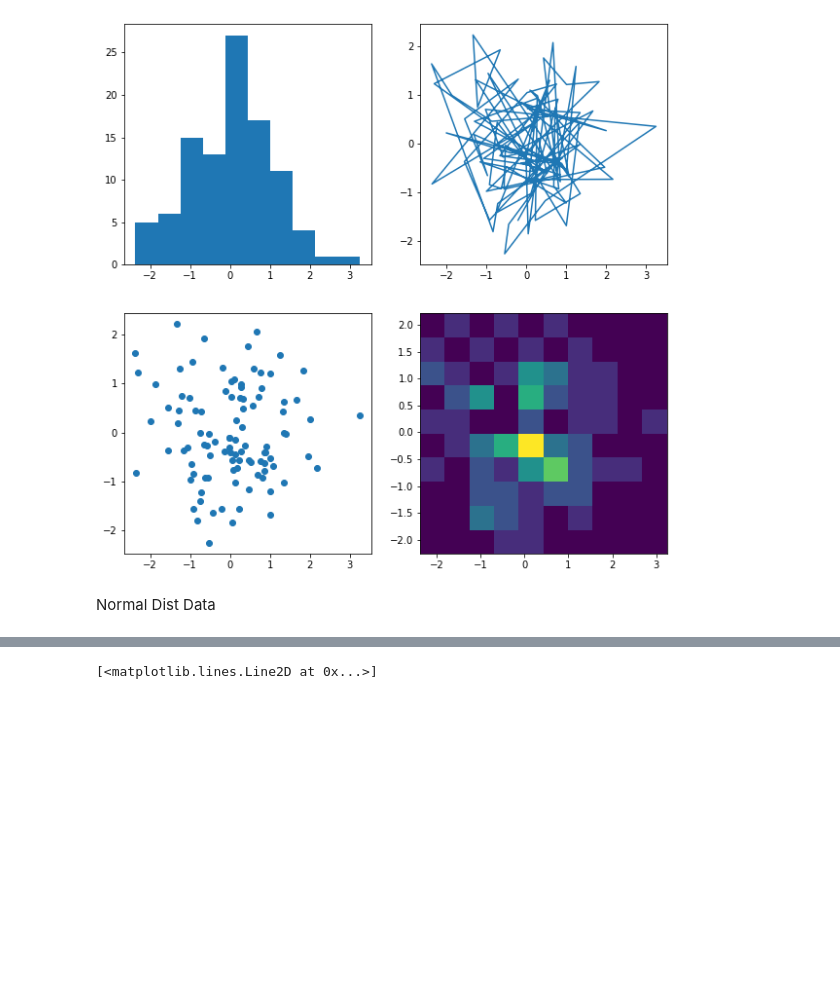
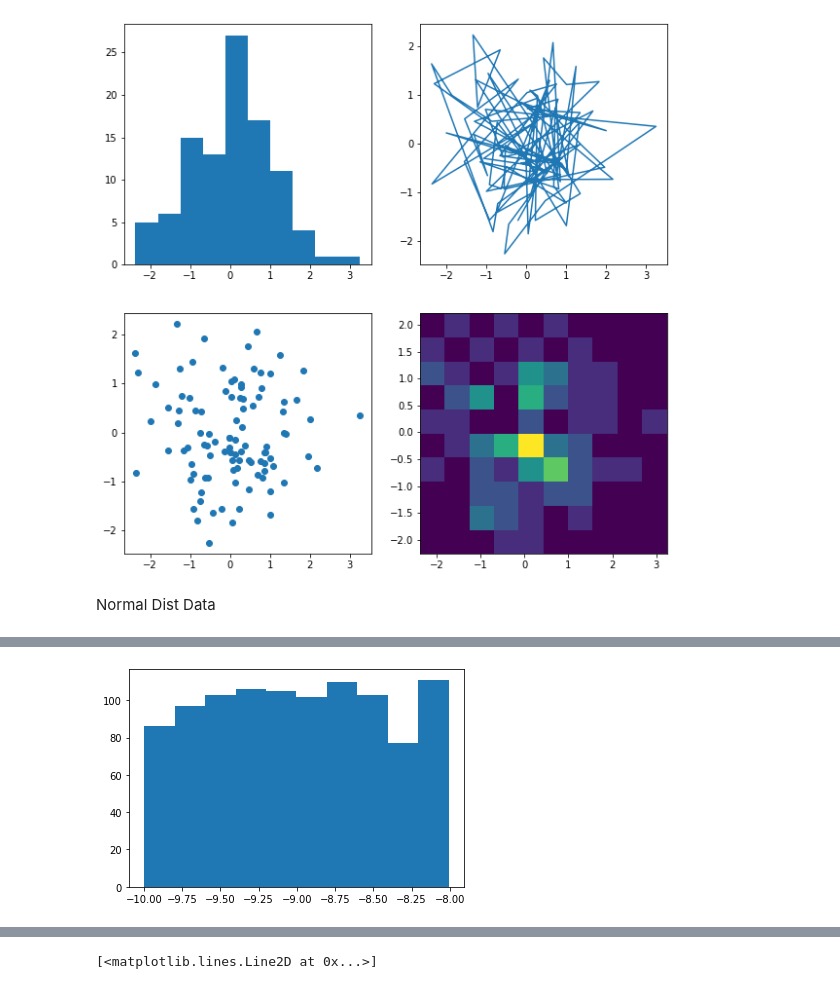
Before and after one commit to skylarsepanek/Stats_Sepanek, a Jupyter notebook: Sepanek_Lab_4.ipynb, the cells around one changed output, grey strips where cells are left out. Cells and saved outputs as stored; diff of their text form; code cells hidden in the pictures; blank space fills up the shorter version.

```diff
--- a/Sepanek_Lab_4.ipynb
+++ b/Sepanek_Lab_4.ipynb
@@ -199,3 +248,9 @@ Normal Dist Data
+# %%
+x=2*np.random.rand(1000,) - 10
+# %%
+plt.hist(x);
+# %% [output]
+[figure, added]
 # %%
 mu = 100  # mean of distribution
 sigma = 15  # standard deviation of distribution
```
Also changed, not shown: parts of 31 cells of this notebook.
